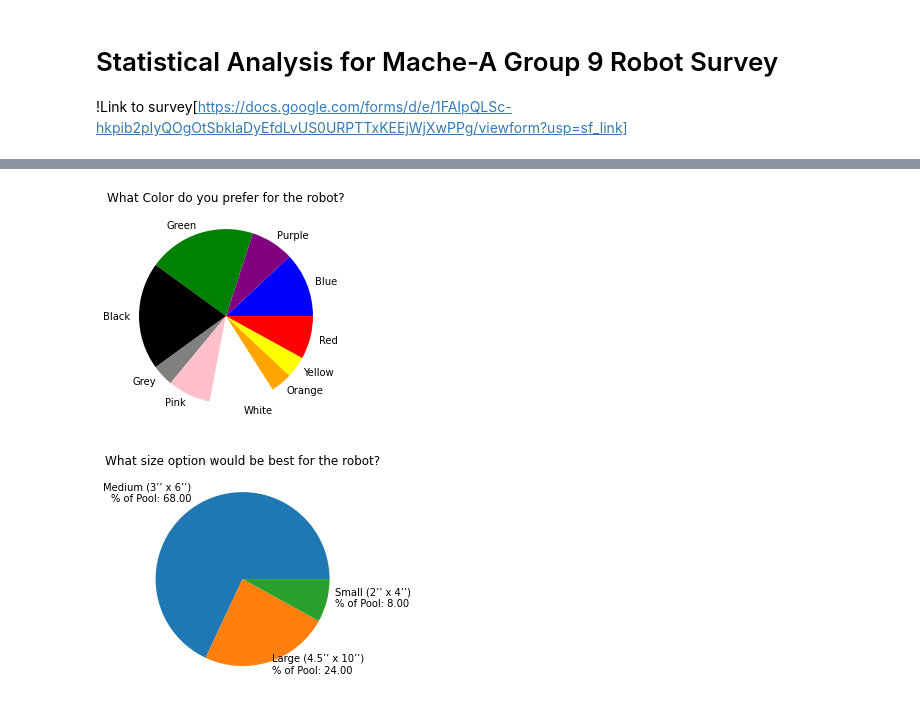
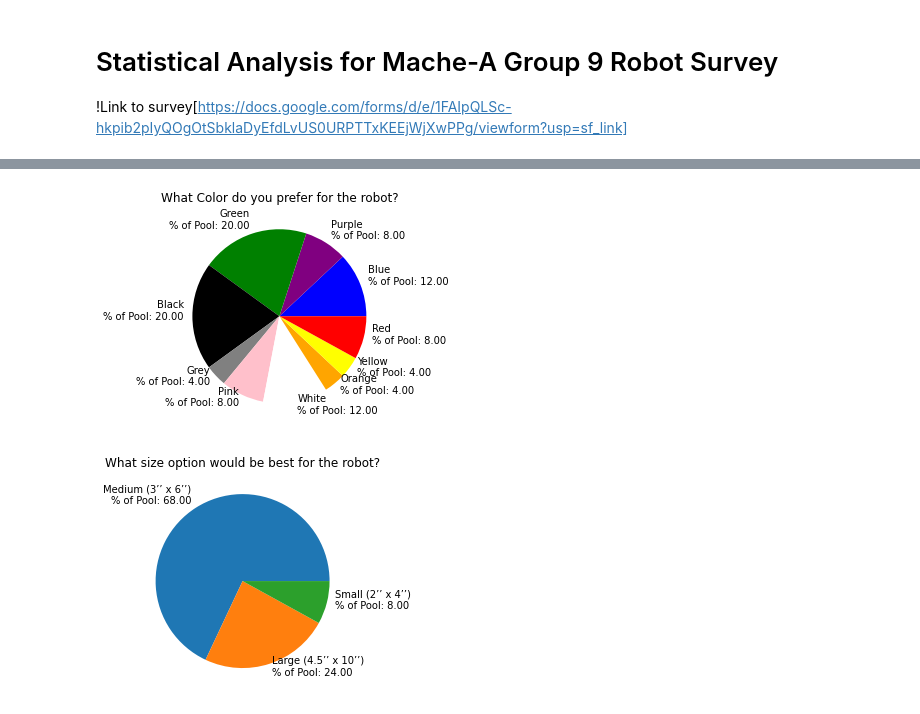
Before and after one commit to Johnnykoch02/GoogleCollabStuff, a Jupyter notebook: StatAnalysisFromRobotSurvey.ipynb, the cells around one changed output, grey strips where cells are left out. Cells and saved outputs as stored; diff of their text form; code cells hidden in the pictures.

```diff
--- a/StatAnalysisFromRobotSurvey.ipynb
+++ b/StatAnalysisFromRobotSurvey.ipynb
@@ -28,23 +28,25 @@ data.groupby('Age').count()
 | 18-25 | 22 | 22 | 22 | 22 | 22 | 22 | ... |
 # %%
 color_chart = {}
-
 for color in data['What Color do you prefer for the robot?']:
   if color not in color_chart:
     color_chart.update({color: 1})
   else:
     color_chart[color] +=1
 colors= []
 numppl = []
 for val in color_chart.keys():
   colors.append(val)
   numppl.append(color_chart[val])
-pie = plt.pie(numppl, labels=colors, colors=colors)
+labels = []
+for option in range(len(numppl)):
+  labels.append('{}\n% of Pool: {:.2f}\n'.format(colors[option], ((color_chart.get(colors[option])/len(dset))*100)))
+pie = plt.pie(numppl, labels=labels, colors=colors)
 plt.title('What Color do you prefer for the robot?')
 plt.show()
 print()
 # %% [output]
-[figure, old version]
+[figure, new version]
 # %%
 size = {}
 dset = data['What size option would be best for the robot?']
```
